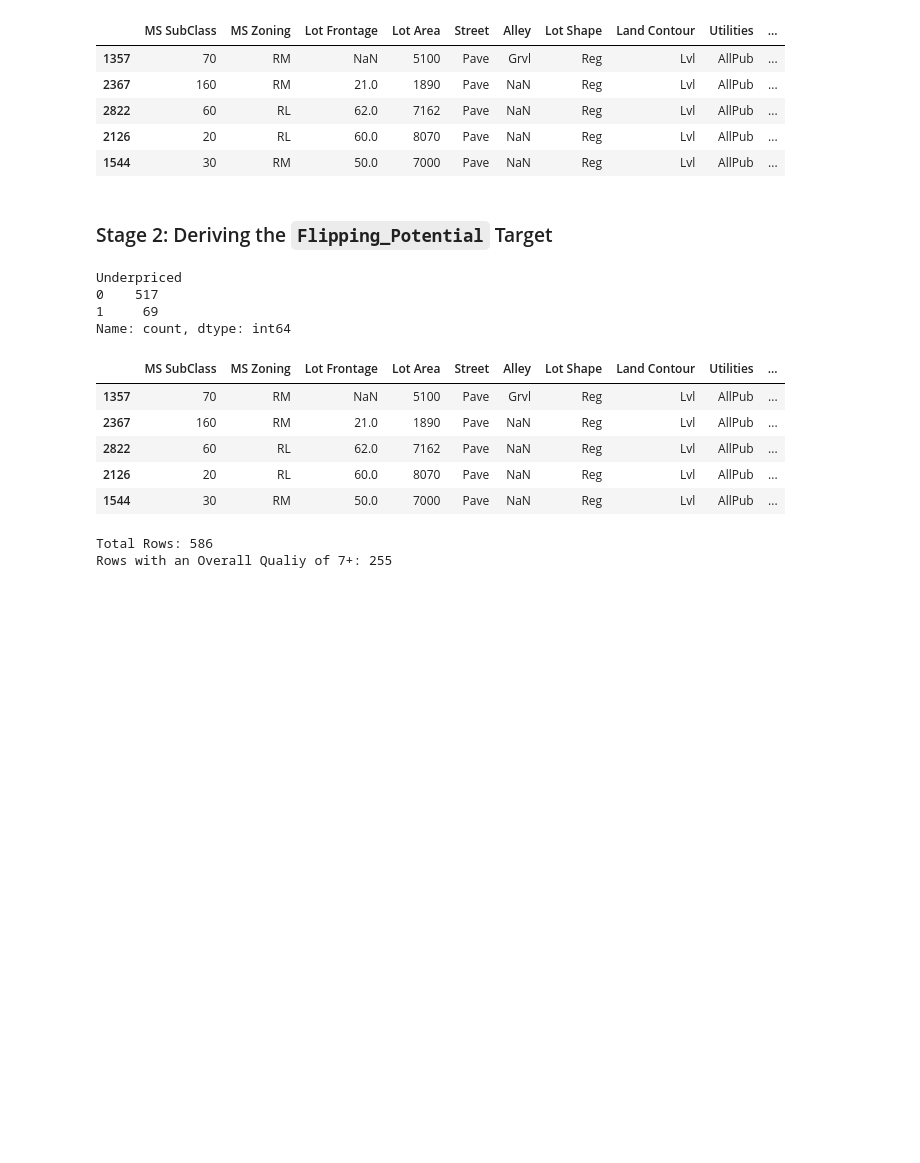
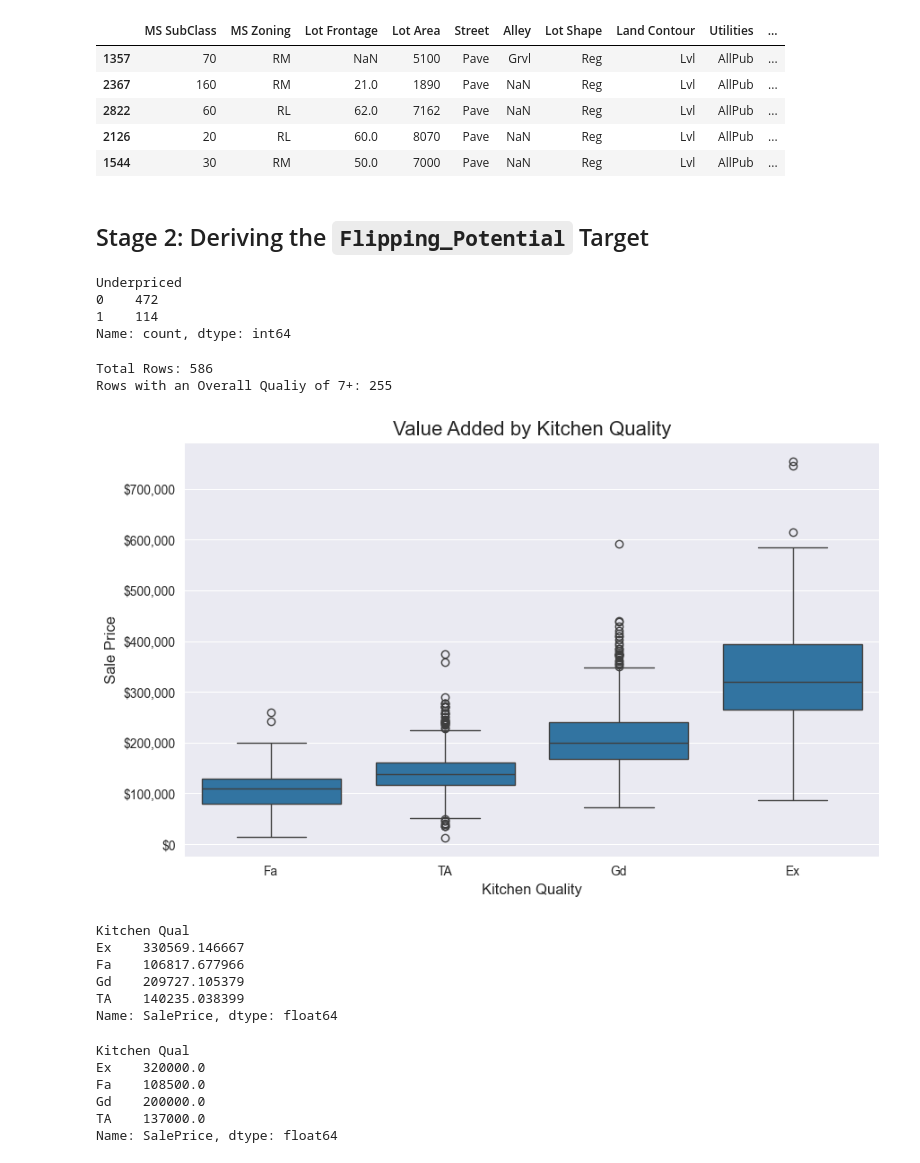
Before and after one commit to szymon-ml/Portfolio-Housing-Project, a Jupyter notebook: AmesPortfolio.ipynb, the cells around one changed output. Cells and saved outputs as stored; diff of their text form; code cells hidden in the pictures; blank space fills up the shorter version.

```diff
--- a/AmesPortfolio.ipynb
+++ b/AmesPortfolio.ipynb
@@ -1712,26 +1592,20 @@ df_class.head()
 | 2126 | 20 | RL | 60.0 | 8070 | Pave | NaN | Reg | Lvl | AllPub | ... |
 | 1544 | 30 | RM | 50.0 | 7000 | Pave | NaN | Reg | Lvl | AllPub | ... |
 # %% [markdown]
-### Stage 2: Deriving the `Flipping_Potential` Target
+## Stage 2: Deriving the `Flipping_Potential` Target
 # %%
 #let's tackle the "underpriced" binary first - classifying a house as
-#underpriced if its intrinsic value is 10%+ higher than the market price
+#underpriced if its intrinsic value is 7%++ higher than the market price
 
-df_class['Underpriced'] = (df_class['Intrinsic Value (pred)'] >= df_class['Market Price (test)'] * 1.10).astype(int)
+df_class['Underpriced'] = (df_class['Intrinsic Value (pred)'] >= df_class['Market Price (test)'] * 1.07).astype(int)
 
-#we can see we have 69 underpriced homes in the dataset.
+#we can see we have 66 underpriced homes in the dataset.
 print(df_class.Underpriced.value_counts())
 # %% [output]
 Underpriced
-0    517
-1     69
+0    472
+1    114
 Name: count, dtype: int64
-|  | MS SubClass | MS Zoning | Lot Frontage | Lot Area | Street | Alley | Lot Shape | Land Contour | Utilities | ... |
-| 1357 | 70 | RM | NaN | 5100 | Pave | Grvl | Reg | Lvl | AllPub | ... |
-| 2367 | 160 | RM | 21.0 | 1890 | Pave | NaN | Reg | Lvl | AllPub | ... |
-| 2822 | 60 | RL | 62.0 | 7162 | Pave | NaN | Reg | Lvl | AllPub | ... |
-| 2126 | 20 | RL | 60.0 | 8070 | Pave | NaN | Reg | Lvl | AllPub | ... |
-| 1544 | 30 | RM | 50.0 | 7000 | Pave | NaN | Reg | Lvl | AllPub | ... |
 # %%
 #a key condition for a house to have good flipping potential is that the overall quality
 #needs to be good - structural changes would be too expensive to the investor
@@ -1747,0 +1623,39 @@ Rows with an Overall Qualiy of 7+: 255
+# %%
+#impact of kitchen quality on sale price:
+
+plt.figure(figsize=(10, 6))
+
+kitchen_order = ['Fa', 'TA', 'Gd', 'Ex']
+
+ax = sns.boxplot(
+    x='Kitchen Qual',
+    y='SalePrice',
+    data=df_train,
+    order=kitchen_order,
+)
+
+ax.set_title('Value Added by Kitchen Quality', fontsize=16)
+ax.set_xlabel('Kitchen Quality', fontsize=12)
+ax.set_ylabel('Sale Price', fontsize=12)
+ax.yaxis.set_major_formatter(StrMethodFormatter('${x:,.0f}'))
+plt.show()
+# %% [output]
+[figure, added]
+# %%
+df_train.groupby('Kitchen Qual')['SalePrice'].mean()
+# %% [output]
+Kitchen Qual
+Ex    330569.146667
+Fa    106817.677966
+Gd    209727.105379
+TA    140235.038399
+Name: SalePrice, dtype: float64
+# %%
+df_train.groupby('Kitchen Qual')['SalePrice'].median()
+# %% [output]
+Kitchen Qual
+Ex    320000.0
+Fa    108500.0
+Gd    200000.0
+TA    137000.0
+Name: SalePrice, dtype: float64
```
Also changed, not shown: parts of 116 cells of this notebook, 8 other files.
